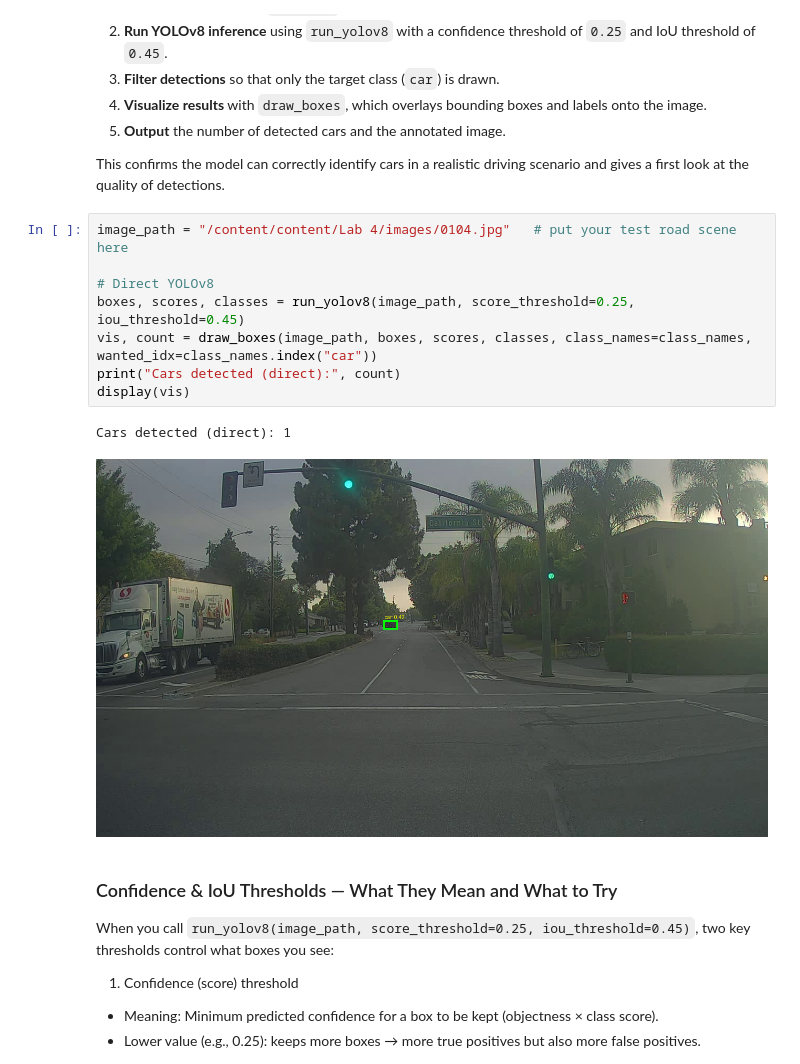
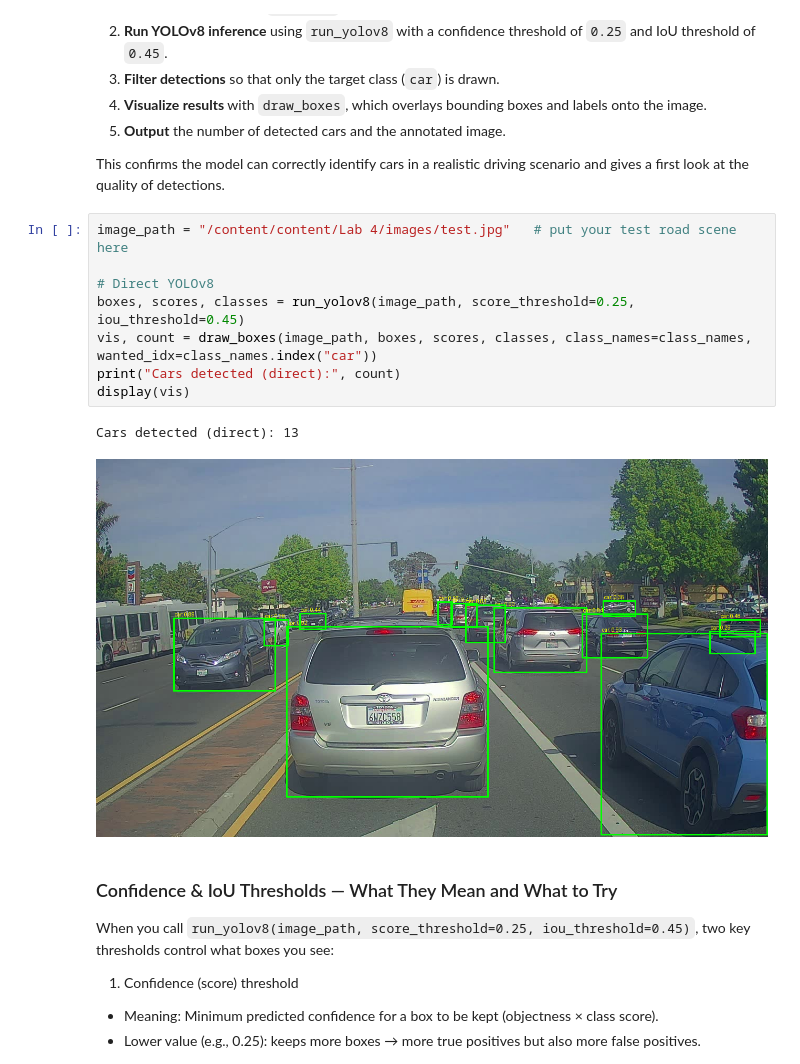
Before and after one commit to sathninduk/DL-Lab-04, a Jupyter notebook: autonomous_driving_application_car_detection.ipynb, the cells around one changed output. Drawn from its saved outputs; the diff is of its cells as text.

```diff
--- a/autonomous_driving_application_car_detection.ipynb
+++ b/autonomous_driving_application_car_detection.ipynb
@@ -304,16 +304,16 @@ Process:
 
 This confirms the model can correctly identify cars in a realistic driving scenario and gives a first look at the quality of detections.
 # %%
-image_path = "/content/content/Lab 4/images/0104.jpg"   # put your test road scene here
+image_path = "/content/content/Lab 4/images/test.jpg"   # put your test road scene here
 
 # Direct YOLOv8
 boxes, scores, classes = run_yolov8(image_path, score_threshold=0.25, iou_threshold=0.45)
 vis, count = draw_boxes(image_path, boxes, scores, classes, class_names=class_names, wanted_idx=class_names.index("car"))
 print("Cars detected (direct):", count)
 display(vis)
 # %% [output]
-Cars detected (direct): 1
+Cars detected (direct): 13
-[figure, old version]
+[figure, new version]
 # %% [markdown]
 ### Confidence & IoU Thresholds — What They Mean and What to Try
 
```
Also changed, not shown: parts of 3 cells of this notebook.
